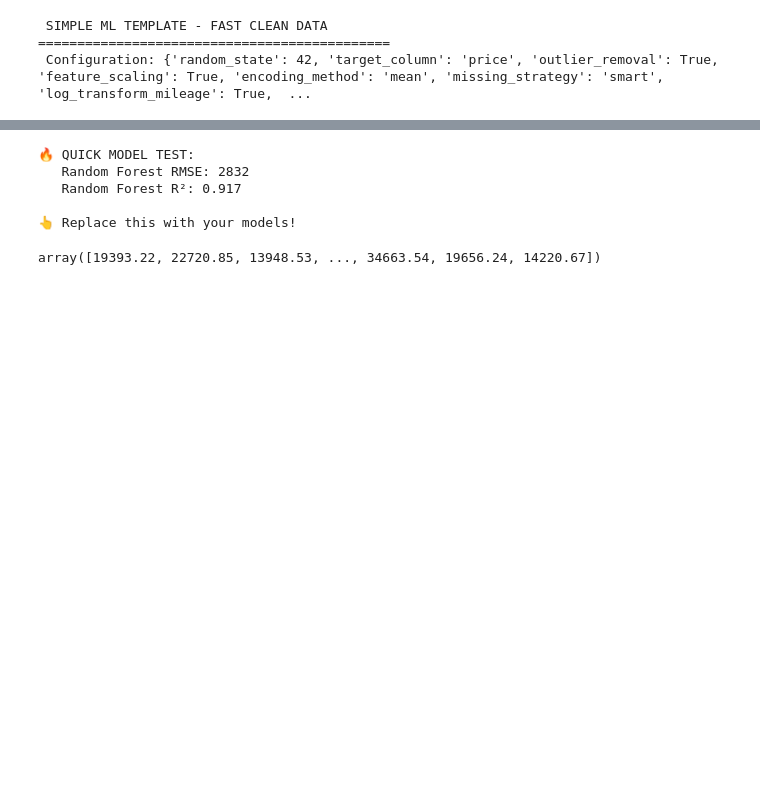
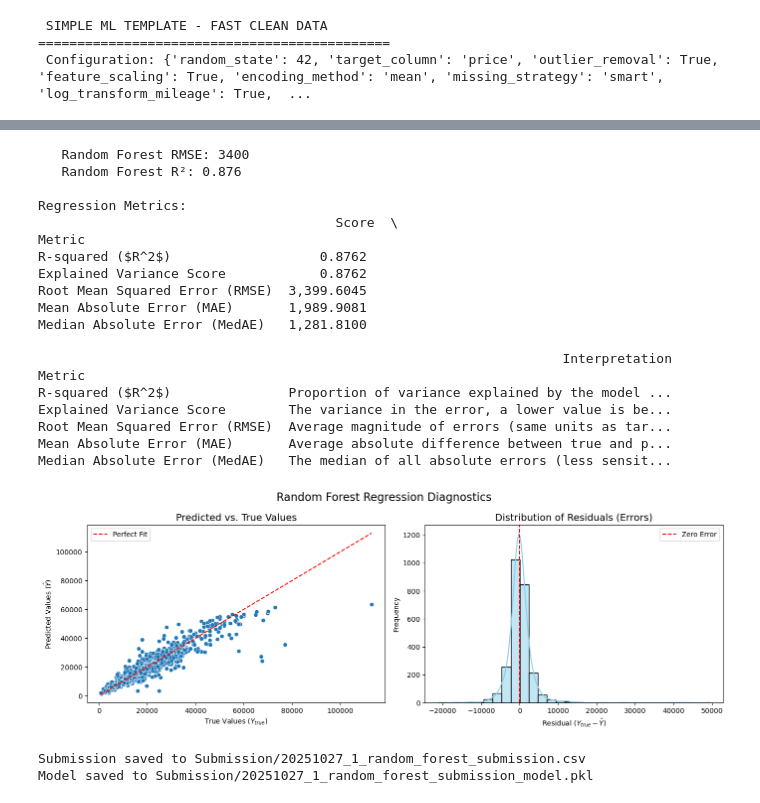
Before and after one commit to LeonardoDiCaterina/ML_group_45, a Jupyter notebook: Notebooks/ML_template.ipynb, the cells around one changed output, grey strips where cells are left out. Cells and saved outputs as stored; diff of their text form; code cells hidden in the pictures; blank space fills up the shorter version.

```diff
--- a/Notebooks/ML_template.ipynb
+++ b/Notebooks/ML_template.ipynb
@@ -270,0 +194,26 @@ print(f"   Target range: [{y_train.min():.0f}, {y_train.max():.0f}]")
+# %%
+data_temp = train_data.sample(frac=0.20, random_state=CONFIG['random_state'])
+data_val = train_data.drop(data_temp.index)
+data_model_sel = data_temp.sample(frac=0.16, random_state=CONFIG['random_state'])
+data_train = data_temp.drop(data_model_sel.index)
+
+print(f"\n✅ DATA SPLIT COMPLETE!")
+print(f"   data_train: {data_train.shape}")
+print(f"   data_model_sel: {data_model_sel.shape}")
+print(f"   data_val: {data_val.shape}")
+
+# fit_transform training data and transform feature selection and validation data
+preprocessor = DataPreprocessor(target_column='price')
+
+
+for feature, feature_config in feature_configs.items():
+    if feature in data_train.columns:
+        preprocessor.add_feature_pipeline(feature, **feature_config)
+
+X_train, y_train = preprocessor.fit_transform(data_train)
+X_model_sel, y__model_sel = preprocessor.transform(data_model_sel)
+X_val, y_val = preprocessor.transform(data_val)
+X_test, y_test = preprocessor.transform(train_data)
+
+del train_data  # free memory
+del data_temp  # free memory
@@ -281,34 +254,57 @@ Your data is now clean and ready. Here's what you have:
 # %%
 # EXAMPLE: Quick model test
 from sklearn.ensemble import RandomForestRegressor
 from sklearn.metrics import mean_squared_error, r2_score
 
 numerical_features = X_train.select_dtypes(include=[np.number]).columns.tolist()
 
 # split train and valdation
 X_train_, X_val_ = X_train.iloc[:int(0.8*len(X_train))], X_train.iloc[int(0.8*len(X_train)):]
 y_train_ , y_val_ = y_train.iloc[:int(0.8*len(y_train))], y_train.iloc[int(0.8*len(y_train)):]
 X_train_ = X_train_[numerical_features]
 X_val_ = X_val_[numerical_features]
 # Quick model test
 model = RandomForestRegressor(n_estimators=100, random_state=42)
 model.fit(X_train_, y_train_)
 
 predictions = model.predict(X_val_)
 rmse = np.sqrt(mean_squared_error(y_val_, predictions))
 r2 = r2_score(y_val_, predictions)
 
-print(f"🔥 QUICK MODEL TEST:")
 print(f"   Random Forest RMSE: {rmse:.0f}")
 print(f"   Random Forest R²: {r2:.3f}")
-print(f"\n👆 Replace this with your models!")
+from utils.model_evaluation.regression_evaluation import get_regression_metrics, plot_regression_diagnostics
+metrics_df = get_regression_metrics(y_val_, predictions)
+print("\nRegression Metrics:\n", metrics_df)
+plot_regression_diagnostics(y_val_, predictions, title="Random Forest Regression Diagnostics")
 # %% [output]
-🔥 QUICK MODEL TEST:
-   Random Forest RMSE: 2832
-   Random Forest R²: 0.917
+   Random Forest RMSE: 3400
+   Random Forest R²: 0.876
 
-👆 Replace this with your models!
+Regression Metrics:
+                                      Score  \
+Metric
+R-squared ($R^2$)                   0.8762
+Explained Variance Score            0.8762
+Root Mean Squared Error (RMSE)  3,399.6045
+Mean Absolute Error (MAE)       1,989.9081
+Median Absolute Error (MedAE)   1,281.8100
+
+                                                                   Interpretation
+Metric
+R-squared ($R^2$)               Proportion of variance explained by the model ...
+Explained Variance Score        The variance in the error, a lower value is be...
+Root Mean Squared Error (RMSE)  Average magnitude of errors (same units as tar...
+Mean Absolute Error (MAE)       Average absolute difference between true and p...
+Median Absolute Error (MedAE)   The median of all absolute errors (less sensit...
+[figure, added]
-# %%
-predictions
-# %% [output]
-array([19393.22, 22720.85, 13948.53, ..., 34663.54, 19656.24, 14220.67])
+# %%
+# let's make a class that, given a model instance and th test data and the colums to use, returns the predicted values paired to the index and saves them to be submitted on kaggle
+# also it saves the model to a pickle file for future use and reproducibility
+from utils.model_submission.model_submitter import ModelSubmitter
+    # Example usage:
+submitter = ModelSubmitter(model, X_test, numerical_features)
+submitter.save_submission('random_forest_submission.csv')
+# %% [output]
+Submission saved to Submission/20251027_1_random_forest_submission.csv
+Model saved to Submission/20251027_1_random_forest_submission_model.pkl
```
Also changed, not shown: parts of 10 cells of this notebook, 4 other files.
